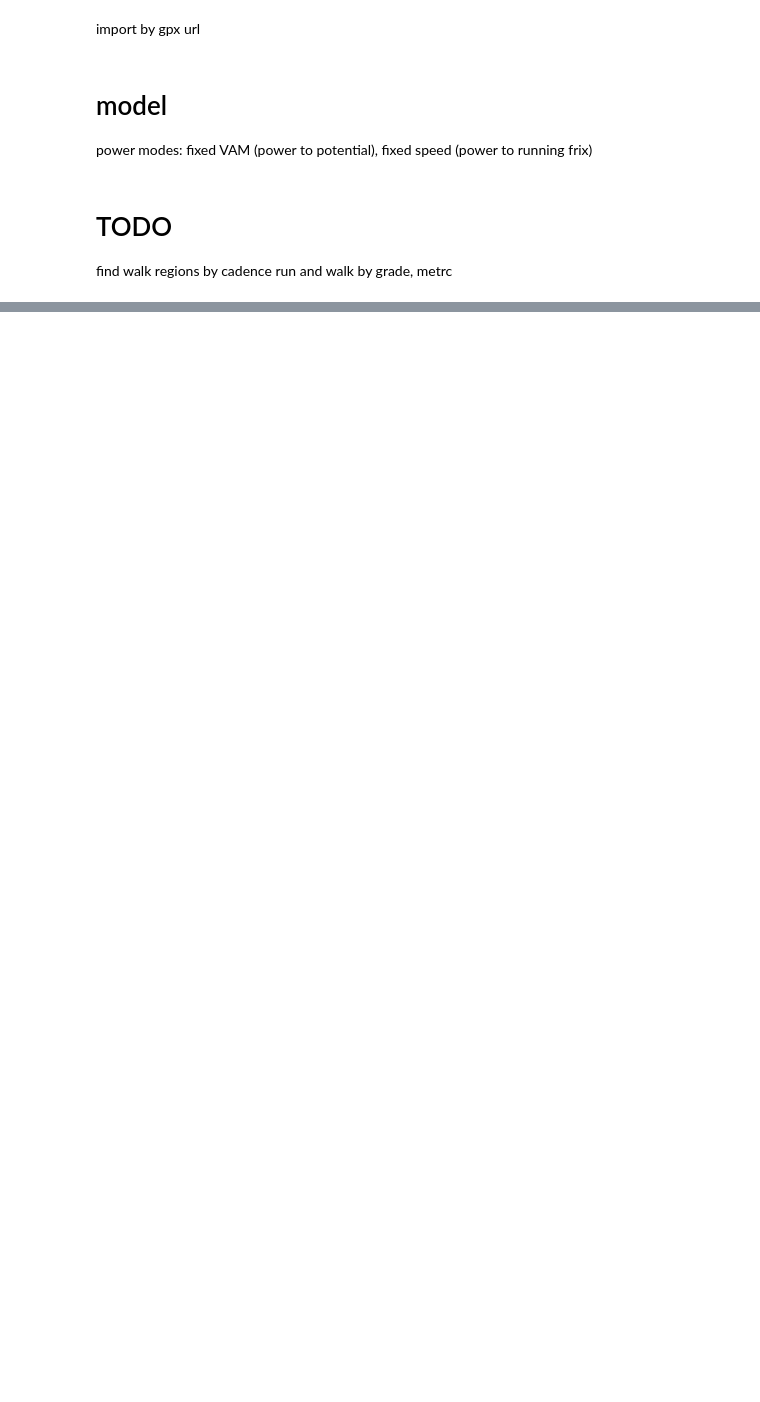
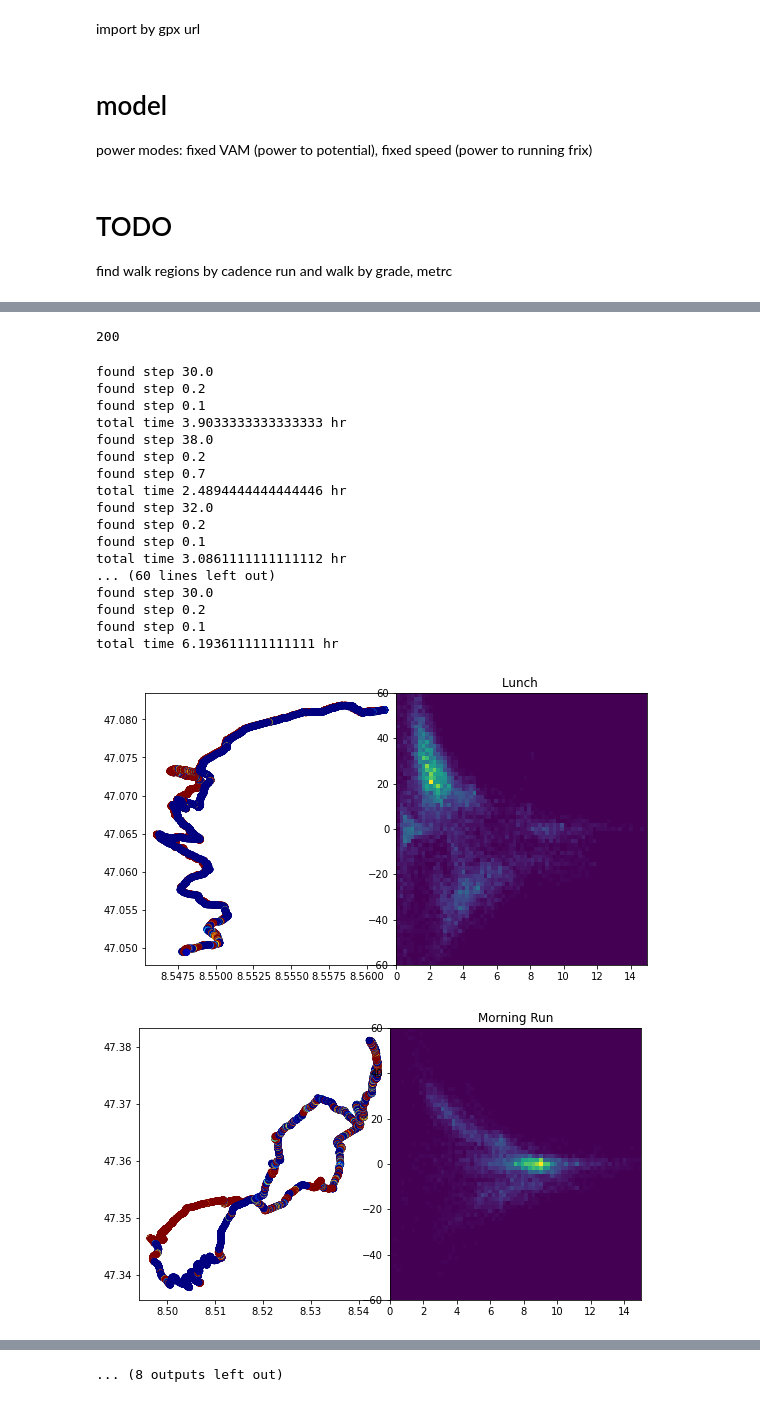
Before and after one commit to volodymyrss/strava-trail-analyze, a Jupyter notebook: trail.ipynb, the cells around one changed output, grey strips where cells are left out. Drawn from its saved outputs; the diff is of its cells as text; code cells hidden in the pictures; blank space fills up the shorter version.

```diff
--- a/trail.ipynb
+++ b/trail.ipynb
@@ -241,13 +205,0 @@ activity
-# %%
-def d_(x, n=10):
-    d_filter = np.zeros(n)
-    d_filter[0] = 1
-    d_filter[-1] = -1
-    R = np.convolve(x, d_filter, mode='same')
-
-    R[:1]=0
-    R[-1:]=0
-
-    return R
-
-d_(route_altitude, N)
@@ -284,6 +265,0 @@ for activity in activities:
-# %%
-def d_(x, n=10):
-    d_filter = np.zeros(n)
-    d_filter[0] = 1
-    d_filter[-1] = -1
-    return np.convolve(x, d_filter, mode='same')
@@ -290,3 +388,9 @@ def d_(x, n=10):
+# %%
+lut_merged = None
+
+len(activities)
+# %% [output]
+200
 # %%
 #plt.figure()
 
@@ -297,7 +401,7 @@ luts = []
 for activity in activities:
     if 'streams' not in activity: continue
 
-    if 'Lake Winter' not in activity['name']: continue
+    #if 'Lake Winter' not in activity['name']: continue
 
     streams = activity['streams']
 
@@ -395,6 +499,9 @@ for activity in activities:
 
     print("total time", (ttime[-1] - ttime[0])/3600., "hr")
 
+    if lut_merged is None:
+        continue
+
     x_grade = np.linspace(-50,50)
     ax2.plot(
         [speed_estim_for_grade(x, lut_merged, (0, 1.)) for x in x_grade],
@@ -429,30 +536,50 @@ for activity in activities:
         if i>len(d_time)-100: continue
 
         #print(d_d, d_a)
 
         grade = d_a/d_d*100.
 
         d_time_estim = d_d/(speed_estim_for_grade(grade, lut_merged)/3600.*1000)/(d_N-1)
 
         if not np.isnan(d_time_estim)and  not np.isinf(d_time_estim):
             total_time_estim += d_time_estim
             sum_time += d_t/(d_N-1)
 
         #print("since", _t - ttime[0], "estim", total_time_estim, "sum", sum_time)
         #print("grade", grade, "speed", d_d/d_t*3.6, "estim speed", speed_estim_for_grade(grade, lut_speed_grade), "time estim", d_time_estim, "time spent", d_t)
 
 
 
     print("total time estimate", total_time_estim/3600., "hr", "summed time", sum_time/3600., "hr")
 
     print("total run fraction", np.sum(m_run)/m_run.shape[0])
 
     #break
 
     #ax=plt.gca()
     #ax2=plt.twiny()
     #ax2.set_xlim(60./np.array(ax.get_xlim()))
 
     #plt.xlabel("pace")
     #plt.ylabel("grade")
     #plt.ylabel("VAM")
+# %% [output]
+found step 30.0
+found step 0.2
+found step 0.1
+total time 3.9033333333333333 hr
+found step 38.0
+found step 0.2
+found step 0.7
+total time 2.4894444444444446 hr
+found step 32.0
+found step 0.2
+found step 0.1
+total time 3.0861111111111112 hr
+... (60 lines left out)
+found step 30.0
+found step 0.2
+found step 0.1
+total time 6.193611111111111 hr
+[figure, added]
+[figure, added]
@@ -458,0 +595 @@ for activity in activities:
+... (8 outputs left out)
```
Also changed, not shown: parts of 32 cells of this notebook, 3 other files.
